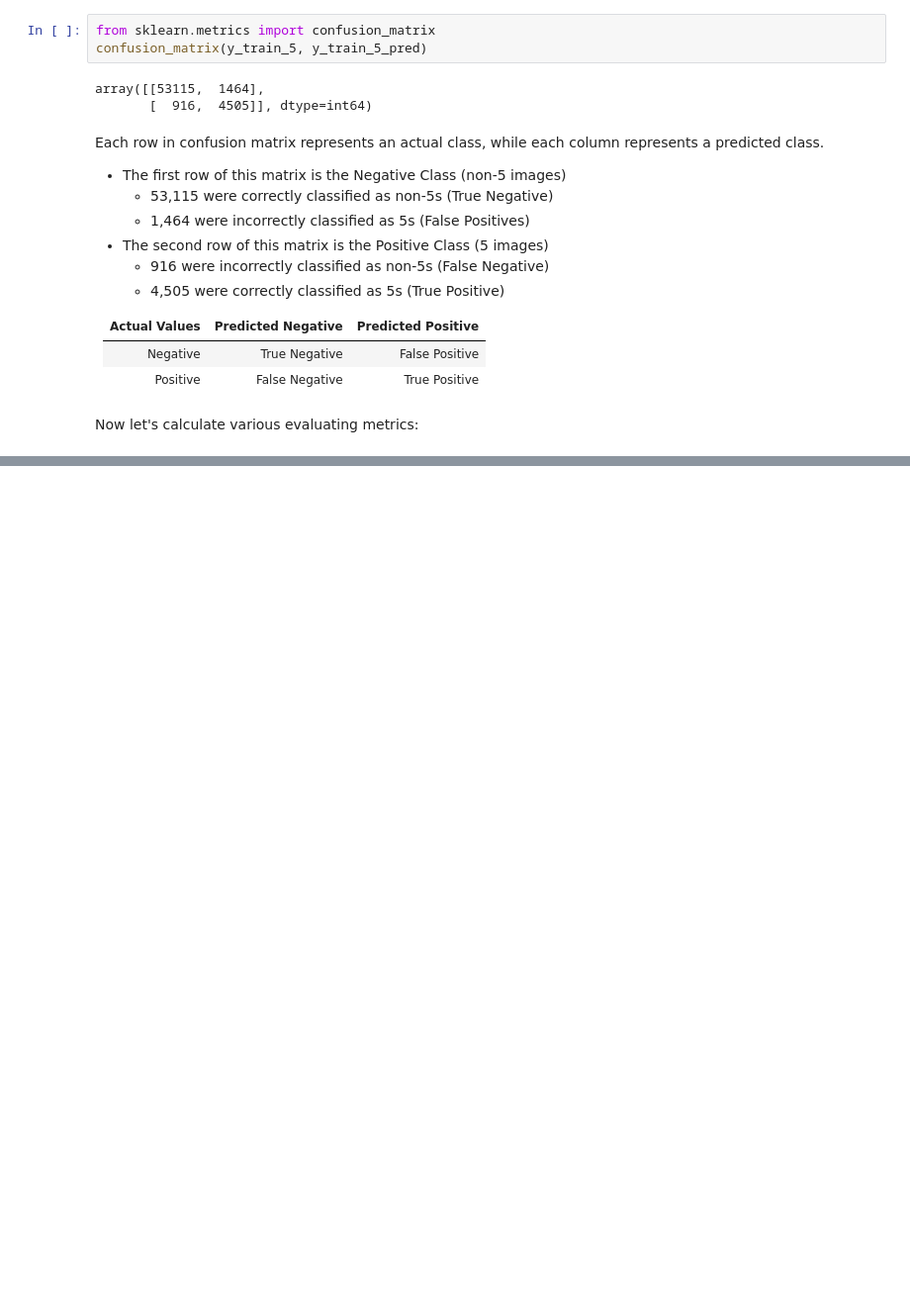
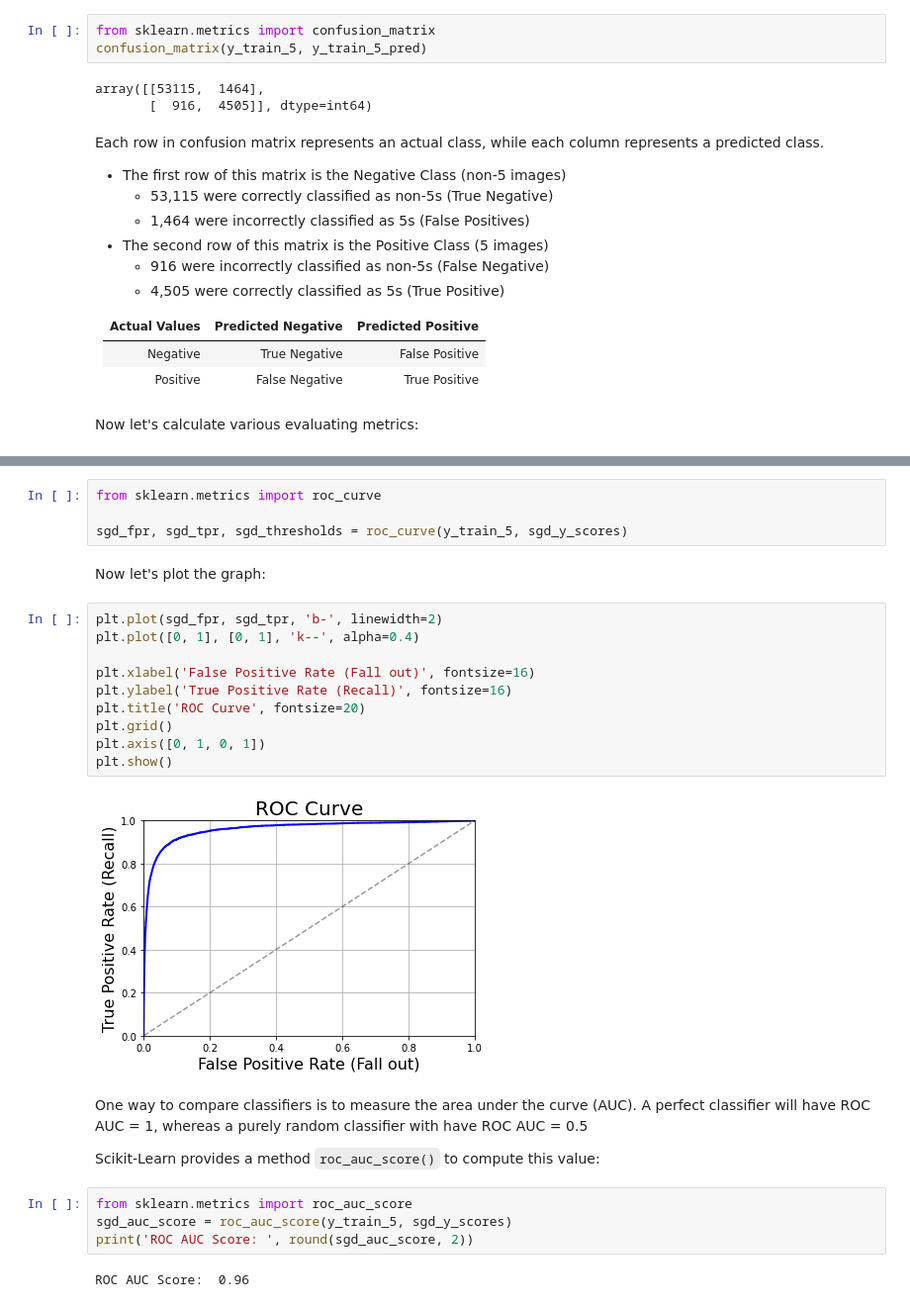
Before and after one commit to preetparmar/Machine-Learning, a Jupyter notebook: Jupyter Notebooks/MNIST Data.ipynb, the cells around one changed output, grey strips where cells are left out. Shown at 99% size. Drawn from its saved outputs; the diff is of its cells as text; blank space fills up the shorter version.

```diff
--- a/Jupyter Notebooks/MNIST Data.ipynb
+++ b/Jupyter Notebooks/MNIST Data.ipynb
@@ -167,0 +288,28 @@ F1 Score:  79.10%
+# %%
+from sklearn.metrics import roc_curve
+
+sgd_fpr, sgd_tpr, sgd_thresholds = roc_curve(y_train_5, sgd_y_scores)
+# %% [markdown]
+Now let's plot the graph:
+# %%
+plt.plot(sgd_fpr, sgd_tpr, 'b-', linewidth=2)
+plt.plot([0, 1], [0, 1], 'k--', alpha=0.4)
+
+plt.xlabel('False Positive Rate (Fall out)', fontsize=16)
+plt.ylabel('True Positive Rate (Recall)', fontsize=16)
+plt.title('ROC Curve', fontsize=20)
+plt.grid()
+plt.axis([0, 1, 0, 1])
+plt.show()
+# %% [output]
+[figure, added]
+# %% [markdown]
+One way to compare classifiers is to measure the area under the curve (AUC). A perfect classifier will have ROC AUC = 1, whereas a purely random classifier with have ROC AUC = 0.5
+
+Scikit-Learn provides a method `roc_auc_score()` to compute this value:
+# %%
+from sklearn.metrics import roc_auc_score
+sgd_auc_score = roc_auc_score(y_train_5, sgd_y_scores)
+print('ROC AUC Score: ', round(sgd_auc_score, 2))
+# %% [output]
+ROC AUC Score:  0.96
```
Also changed, not shown: parts of 88 cells of this notebook.
